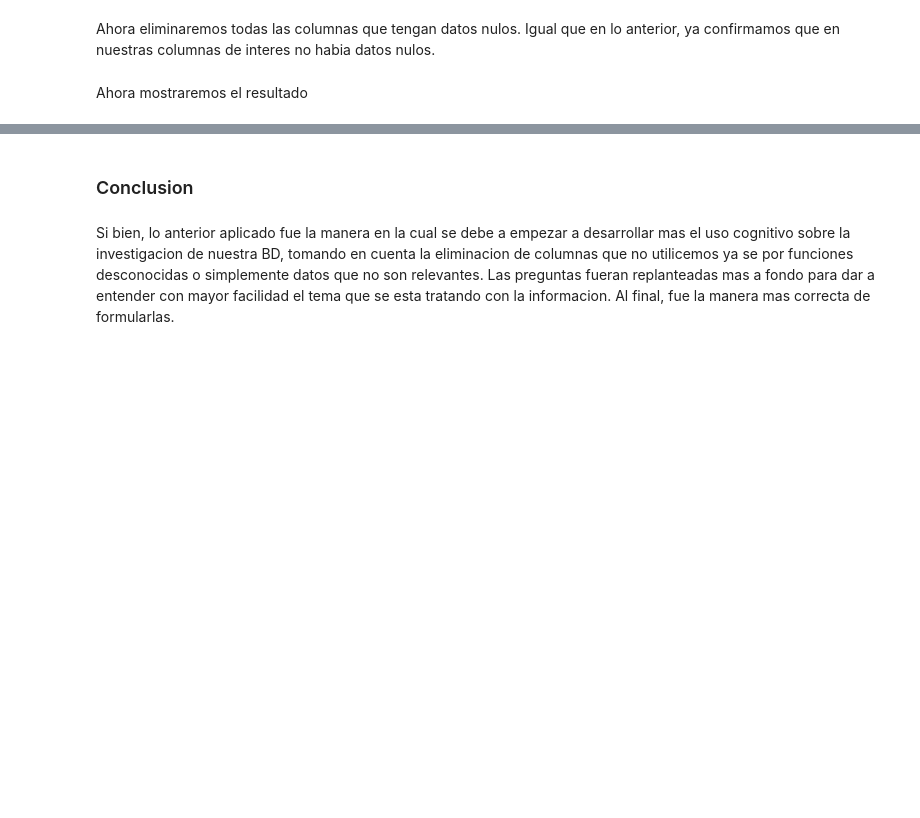
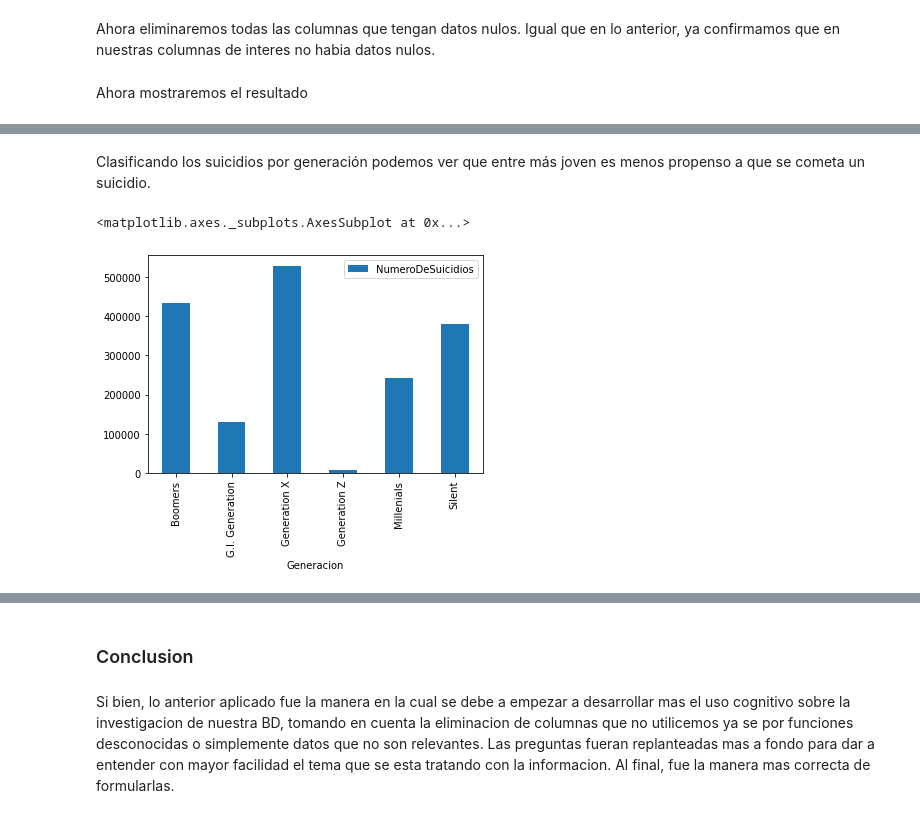
Before and after one commit to Mar98k/Min, a Jupyter notebook: PROYECTO MINERIA/AVANCE-PRACTICA-1-EN-EQUIPO.ipynb, the cells around one changed output, grey strips where cells are left out. Drawn from its saved outputs; the diff is of its cells as text; code cells hidden in the pictures; blank space fills up the shorter version.

```diff
--- a/PROYECTO MINERIA/AVANCE-PRACTICA-1-EN-EQUIPO.ipynb
+++ b/PROYECTO MINERIA/AVANCE-PRACTICA-1-EN-EQUIPO.ipynb
@@ -136,3 +131,3 @@ Index(['Pais', 'year', 'Sexo', 'age', 'NumeroDeSuicidios', 'population',
 # %%
-df = df.drop(['year', 'age', 'population', 'suicides/100k pop', 'country-year', 'HDI for year',
-       ' gdp_for_year ($) ', 'gdp_per_capita ($)'], axis=1)
+df_solopais = df.drop(['year', 'population', 'suicides/100k pop', 'country-year', 'HDI for year',
+       ' gdp_for_year ($) ', 'gdp_per_capita ($)', 'Edad'], axis=1)
@@ -159,2 +150,2 @@ Ahora quisiéramos ver que generaciones son las que más números de suicidios t
 # %%
-df.groupby('Generacion').sum()
+df_solopaisgraph = df_solopais.groupby('Generacion').agg({'NumeroDeSuicidios':'sum'})
@@ -174,0 +163,7 @@ df.groupby('Generacion').sum()
+# %% [markdown]
+Clasificando los suicidios por generación podemos ver que entre más joven es menos propenso a que se cometa un suicidio.
+# %%
+df_solopaisgraph.plot.bar(stacked=True)
+# %% [output]
+<matplotlib.axes._subplots.AxesSubplot at 0x...>
+[figure, added]
```
Also changed, not shown: parts of 20 cells of this notebook.
